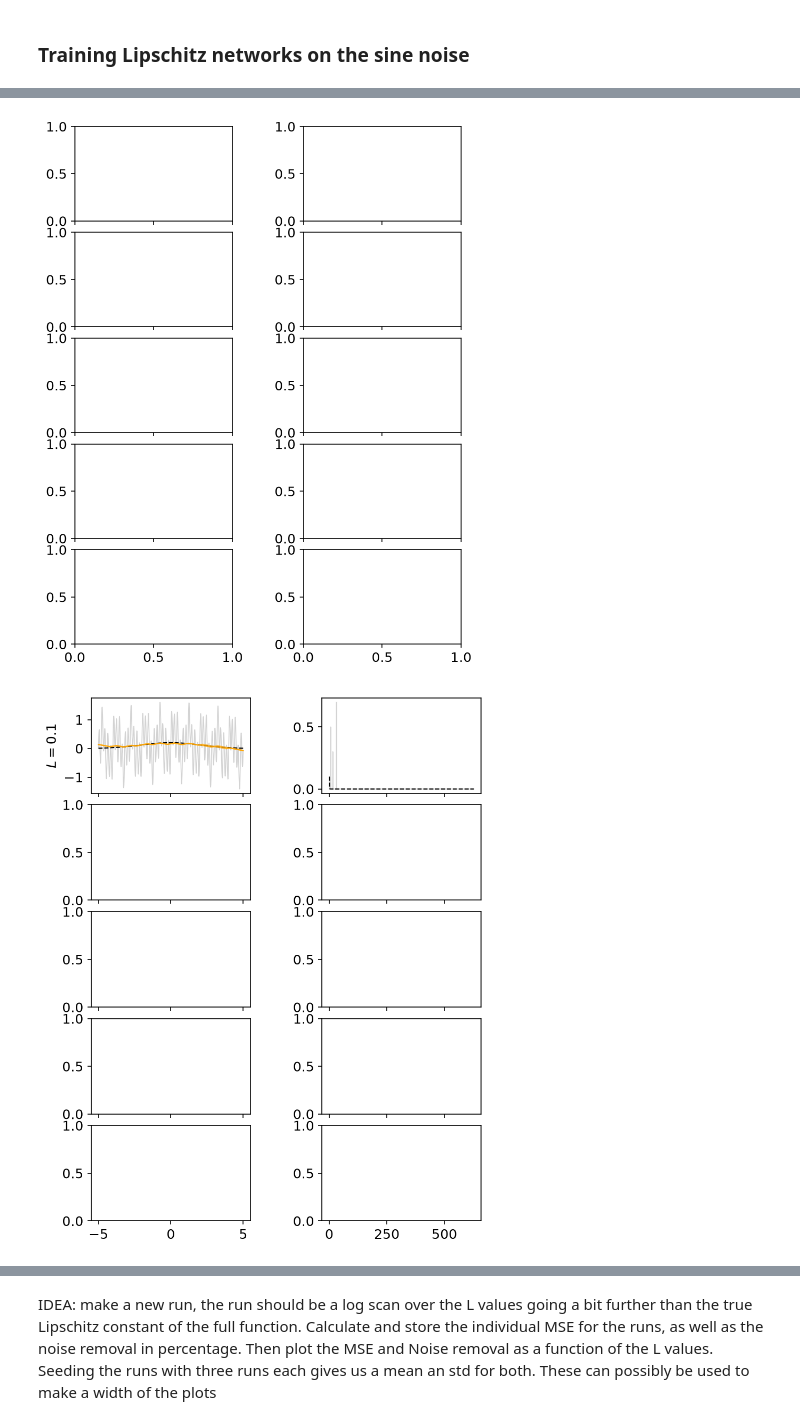
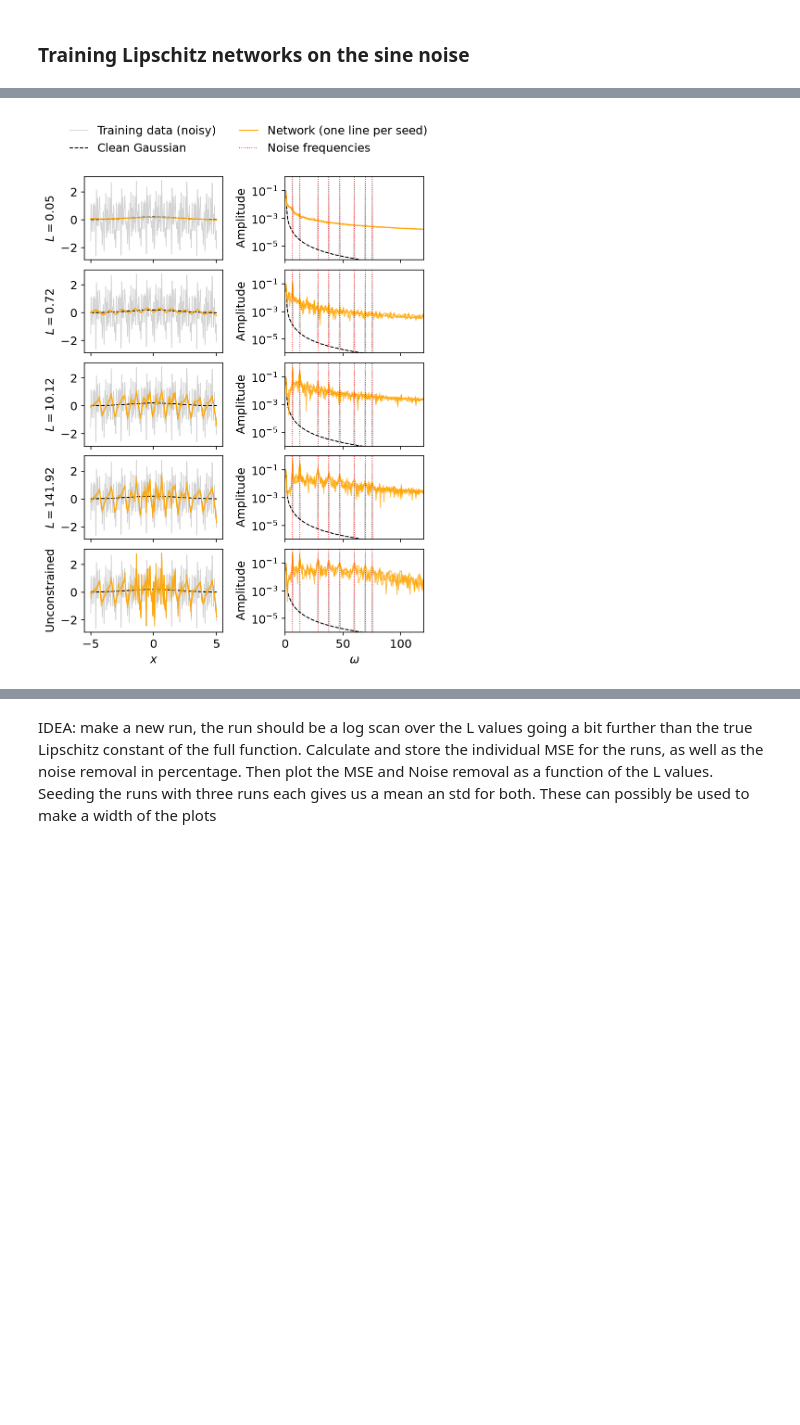
Before and after one commit to emilbkvamme/lipschitz-networks, a Jupyter notebook: Lipschitz_concept/Toy_gaussian.ipynb, the cells around one changed output, grey strips where cells are left out. Drawn from its saved outputs; the diff is of its cells as text; code cells hidden in the pictures; blank space fills up the shorter version.

Commit message:
L scan of MSE sine noise + white noise extension

```diff
--- a/Lipschitz_concept/Toy_gaussian.ipynb
+++ b/Lipschitz_concept/Toy_gaussian.ipynb
@@ -266,7 +267,7 @@ Observing the kink in the plots for the MSE and FWHM. By scanning a smaller rang
 # Scan of L values
 L_true = gaussian_lipschitz_constant(SIGMA)
 print(f"Lipschitz constant of the Gaussian function with sigma={SIGMA}: {L_true:.4f}")
-L_scan = np.logspace(np.log10(0.4 * L_true), np.log10(1.01*L_true), 40)
+L_scan = np.logspace(np.log10(0.3 * L_true), np.log10(1.01*L_true), 40)
 
 # Compute MSE
 floor_dict, MSE_dict = {}, {}
@@ -566,17 +566,19 @@ In this section, we will explore the response of the Lipschitz constrained model
 N = 2000
 X_MIN, X_MAX = -5 , 5
 SIGMA = 2.0 # Wide distribution
-AMPLITUDES = [0.5, 0.5, 0.5]
-MODES = [2, 25, 50] # Must choose whole number modes to fit in the FFR without "leaking" into nearby frequencies
+AMPLITUDES = [0.5, 0.5, 0.5, 0.5, 0.5, 0.5, 0.5, 0.5] # Amplitudes of the sine waves
+MODES = [10, 20, 45, 60, 75, 95, 110, 120] # Must choose whole number modes to fit in the FFR without "leaking" into nearby frequencies
 FREQUENCIES = [2*np.pi*n/(X_MAX-X_MIN) for n in MODES] # Rescaling to the grid to calculate the correct frequencies of the whole periods that fit in the FFR
 
 print(f"Lipschitz constant of the Gaussian signal: {gaussian_lipschitz_constant(SIGMA):.4f}")
 
 def sine_noise(amplitudes, frequencies, x):
     """Generate a sine wave noise signal."""
+    np.random.seed(42)  # For reproducibility
     noise = np.zeros_like(x)
     for f, a in zip(frequencies, amplitudes):
-        noise += a * np.sin(f * x)
+        bias = 2*np.pi * np.random.uniform(-1, 1) # Shifting with random bias
+        noise += a * np.sin(f * x + bias)
     return noise
 
 def fourier_spectrum(x, f):
@@ -615,7 +617,7 @@ Lipschitz constant of the Gaussian signal: 0.0605
 # %%
 # Plotting: the signals (left) and their Fourier spectra (right).
 # Rows from top to bottom: the Gaussian, the noise, and the Gaussian with noise (with the clean Gaussian dashed on top)
-OMEGA_MAX = 60
+OMEGA_MAX = 120
 
 with plt.rc_context(REPORT_STYLE):
     # sharex='col': the left column shares the x axis, the right column shares the omega axis
@@ -837,7 +676,7 @@ Lipschitz constant of the noisy Gaussian function: 29.8099
 from Toy_utils import train_full_batch   # plain full-batch Adam training with MSE loss (see Toy_utils.py)
 
 # HYPERPARAMETERS
-L_VALUES = [0.1, 0.25, 0.5, 1.0]   # Lipschitz constants to compare. The Gaussian needs 0.06 and the sine waves needs drastically more
+L_VALUES = np.logspace(np.log10(L_true_gaussian*0.85), np.log10(L_true), 4)   # Lipschitz constants to compare. The Gaussian needs 0.06 and the sine waves needs drastically more
 SEEDS = [0, 1, 2]                  # several seeds per L, to see how much the result varies between runs
 HIDDEN_DIM = 64                    # wide enough that an unconstrained network can fit the sine waves
 N_GROUPS = 8
@@ -870,7 +709,7 @@ for L in L_VALUES:
 
         mse_noisy = np.mean((predictions[L][seed] - noisy_gaussian) ** 2)   # how well it fits the training data
         mse_clean = np.mean((predictions[L][seed] - gaussian) ** 2)         # how close it gets to the clean Gaussian
-        print(f"L = {L}, seed {seed}: MSE to the noisy data = {mse_noisy:.2e}, MSE to the clean Gaussian = {mse_clean:.2e}")
+        print(f"L = {L:.3e}, seed {seed}: MSE to the noisy data = {mse_noisy:.2e}, MSE to the clean Gaussian = {mse_clean:.2e}")
 
 # Unconstrained reference: same size and training, no Lipschitz bound
 models_unconstrained = {}
@@ -908,7 +747,7 @@ Unconstrained, seed 2: MSE to the noisy data = 1.46e-01, MSE to the clean Gaussi
 # Report figure: all networks in one figure. One row per network, the fit on the left and its Fourier spectrum on the right.
 # Uses REPORT_STYLE from the floor-fit plot cell above.
 
-OMEGA_MAX = 20   # highest frequency shown in the spectra
+OMEGA_MAX = 120   # highest frequency shown in the spectra
 
 # The rows of the figure: the Lipschitz networks first, then the unconstrained reference
 row_predictions = []
@@ -916,7 +755,7 @@ row_names = []
 row_L = []
 for L in L_VALUES:
     row_predictions.append(predictions[L])
-    row_names.append(f'$L = {L:g}$')
+    row_names.append(f'$L = {L:.2f}$')
     row_L.append(L)
 row_predictions.append(predictions_unconstrained)
 row_names.append('Unconstrained')
@@ -948,37 +787,36 @@ with plt.rc_context(REPORT_STYLE):
         ax = axs[i, 1]
         ax.plot(omega, amplitude_noisy, color='lightgrey', lw=0.8)
         ax.plot(omega, amplitude_gaussian, color='black', lw=1.0, linestyle='--')
         for prediction in row_predictions[i].values():
             omega_prediction, amplitude_prediction = fourier_spectrum(x_gaussian_linspace, prediction)
             ax.plot(omega_prediction, amplitude_prediction, color='orange', alpha=0.7, lw=1.0)
         for omega_mode in FREQUENCIES:                           # frequencies of the sine waves
             ax.axvline(omega_mode, color='red', linestyle=':', linewidth=0.8)
-        if equal_amplitudes and row_L[i] is not None:            # predicted cutoff omega = L / A
-            ax.axvline(row_L[i] / AMPLITUDES[0], color='blue', linewidth=1.0)
+        #if equal_amplitudes and row_L[i] is not None:            # predicted cutoff omega = L / A
+            #ax.axvline(row_L[i] / AMPLITUDES[0], color='blue', linewidth=1.0)
         ax.set_yscale('log')
         ax.set_ylim(1e-6, 1)
         ax.set_yticks([1e-5, 1e-3, 1e-1])                        # no tick labels at the edges, so they do not run into the next row
         ax.set_xlim(0, OMEGA_MAX)
         ax.set_ylabel('Amplitude')
 
     axs[-1, 0].set_xlabel(r'$x$')
     axs[-1, 1].set_xlabel(r'$\omega$')
     fig.align_ylabels(axs[:, 0])
     fig.align_ylabels(axs[:, 1])
 
     # One shared legend above the figure
     legend_lines = [plt.Line2D([], [], color='lightgrey', lw=0.8),
                     plt.Line2D([], [], color='black', lw=1.0, linestyle='--'),
                     plt.Line2D([], [], color='orange', lw=1.0),
                     plt.Line2D([], [], color='red', linestyle=':', lw=0.8)]
     legend_labels = ['Training data (noisy)', 'Clean Gaussian', 'Network (one line per seed)', 'Noise frequencies']
-    if equal_amplitudes:
-        legend_lines.append(plt.Line2D([], [], color='blue', lw=1.0))
-        legend_labels.append(r'Predicted cutoff $L/A$')
+    #if equal_amplitudes:
+        #legend_lines.append(plt.Line2D([], [], color='blue', lw=1.0))
+        #legend_labels.append(r'Predicted cutoff $L/A$')
     fig.legend(legend_lines, legend_labels, loc='lower center', bbox_to_anchor=(0.5, 0.9), ncol=2, frameon=False)
 
     fig.savefig('Plots/Toy/sine_noise_fits_and_spectra.pdf')
     plt.show()
 # %% [output]
-[figure, old version]
+[figure, new version]
-[figure, removed]
```
Also changed, not shown: parts of 42 cells of this notebook.
